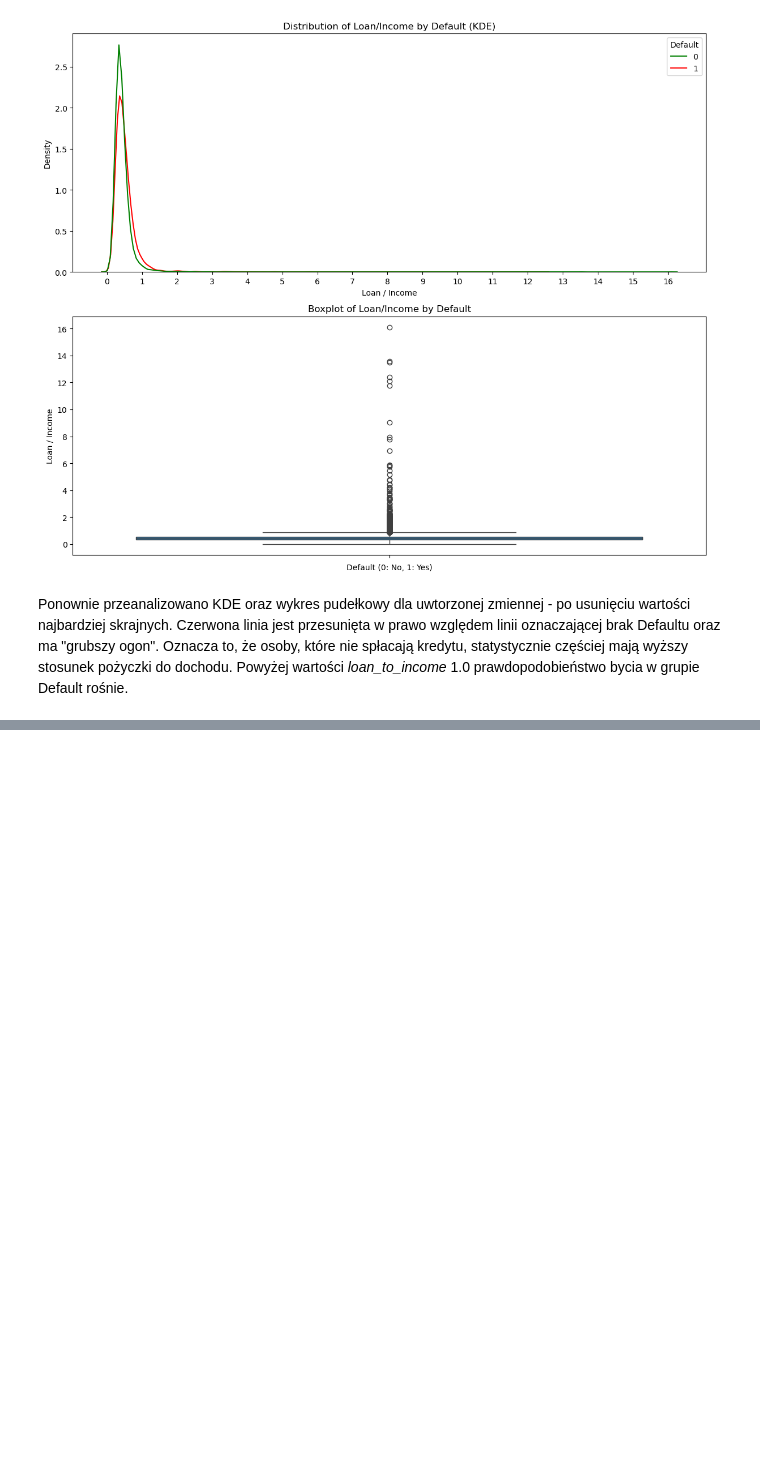
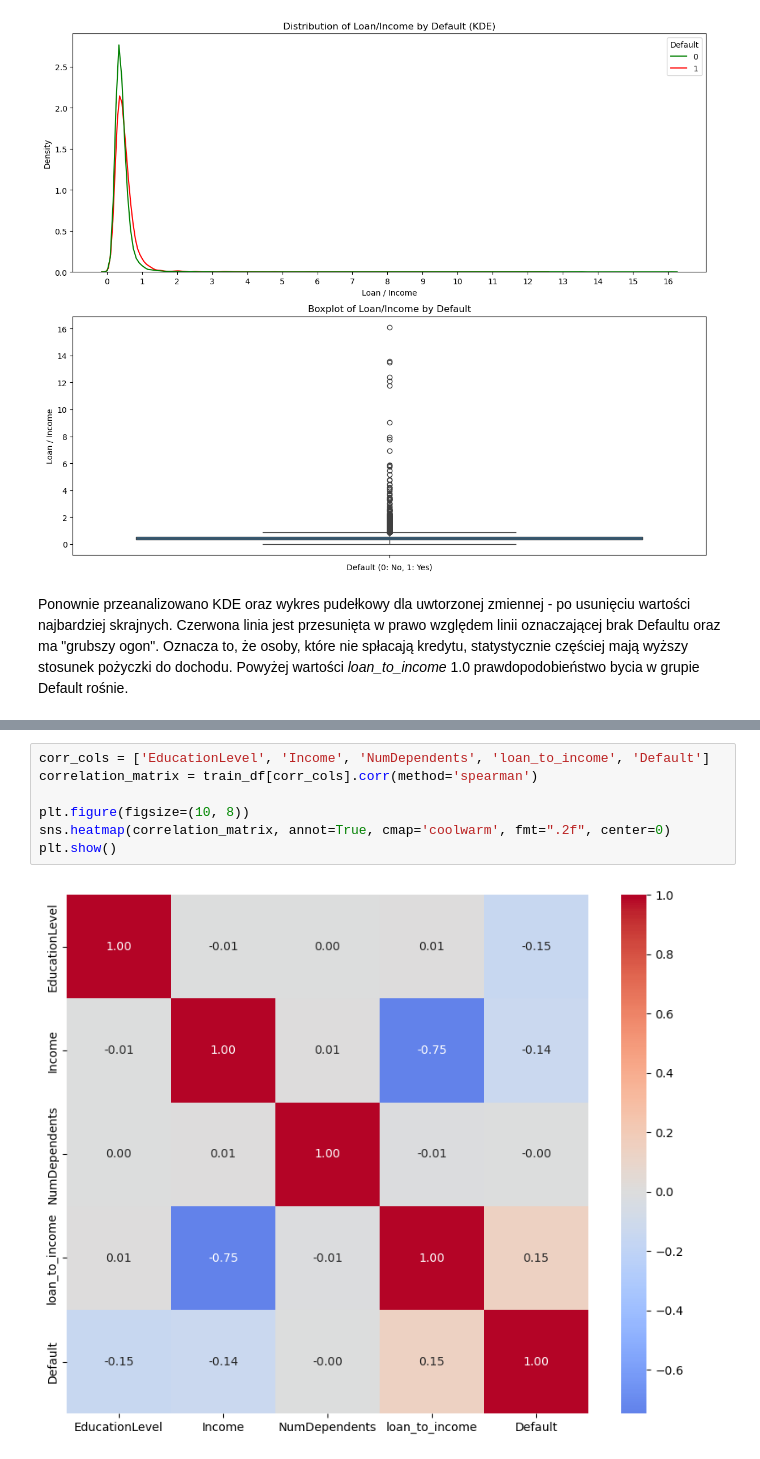
Before and after one commit to malgorzatakukielka/default, a Jupyter notebook: analiza.ipynb, the cells around one changed output, grey strips where cells are left out. Drawn from its saved outputs; the diff is of its cells as text; blank space fills up the shorter version.

```diff
--- a/analiza.ipynb
+++ b/analiza.ipynb
@@ -296,0 +314,9 @@ plt.show()
+# %%
+corr_cols = ['EducationLevel', 'Income', 'NumDependents', 'loan_to_income', 'Default']
+correlation_matrix = train_df[corr_cols].corr(method='spearman')
+
+plt.figure(figsize=(10, 8))
+sns.heatmap(correlation_matrix, annot=True, cmap='coolwarm', fmt=".2f", center=0)
+plt.show()
+# %% [output]
+[figure, added]
```
Also changed, not shown: parts of 11 cells of this notebook.
